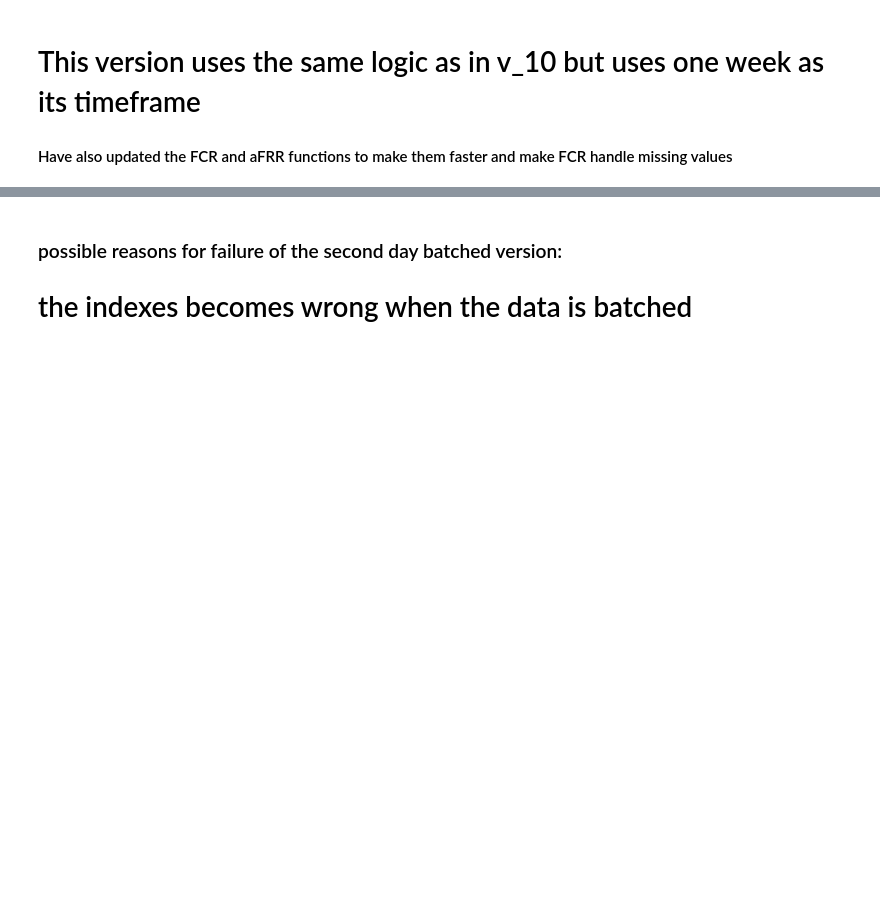
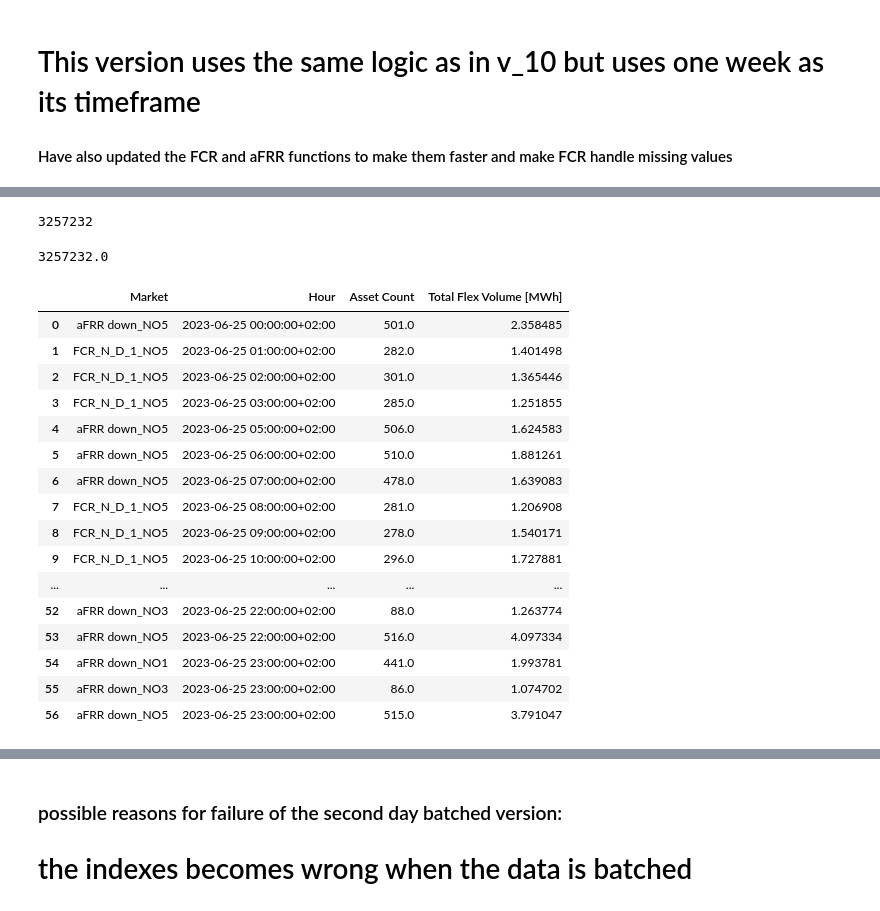
Before and after one commit to sandermeland/master-kode, a Jupyter notebook: v_11_om_month.ipynb, the cells around one changed output, grey strips where cells are left out. Saved outputs shown, nothing was run; the diff lists cells and outputs as text; code cells hidden in the pictures; blank space fills up the shorter version.

Commit message:
testing of batched model vs org model results

```diff
--- a/v_11_om_month.ipynb
+++ b/v_11_om_month.ipynb
@@ -10,7 +10,7 @@ import numpy as np
 import pickle
 from datetime import datetime
 # %%
-timeframe = timeframes.one_week
+timeframe = timeframes.two_days
 L, M, F, H, freq_data, power_meter_dict, consumption_data = utils.get_all_sets(timeframe)
 # %%
 L_u, L_d, Fu_h_l, Fd_h_l, R_h_l, P_h_m, Vp_h_m, Vm_m, R_m = utils.get_parameters(L,M,H)
@@ -169,2 +332,2 @@ for h in range(len(batch_vals["batched H"][6])):
 # %%
-aggregated_results  = utils.run_batched_optimization_model(L= L , M = M, H = H, F = F,freq_data=freq_data, P_h_m=P_h_m , Vp_h_m =Vp_h_m, Vm_m = Vm_m, R_m = R_m, R_h_l = R_h_l, Fu_h_l = Fu_h_l, Fd_h_l = Fd_h_l, compatible_list = compatible_list, log_filename="batched_week_v4.log", model_name= "weekly_model_batched")
+aggregated_results, res_dicts  = run_batched_optimization_model(L= L , M = M, H = H, F = F,freq_data=freq_data, P_h_m=P_h_m , Vp_h_m =Vp_h_m, Vm_m = Vm_m, R_m = R_m, R_h_l = R_h_l, Fu_h_l = Fu_h_l, Fd_h_l = Fd_h_l, compatible_list = compatible_list, log_filename="two_days_batched.log", model_name= "two_days_batched")
@@ -258,0 +375,63 @@ def test_solution_validity(x, y, w, Va_hm, L, M, H, dominant_directions, F):
+# %%
+len(daily_vals_list[0]["x_values"])
+# %% [output]
+3257232
+# %%
+len(H)* len(L)*len(M)/2
+# %% [output]
+3257232.0
+# %%
+
+batch_size = 24
+dfs = []
+for day in range(2):
+    #df = pd.DataFrame(columns=["Market", "Hour", "Asset Count","Total Flex Volume [MWh]", "Total capacity revenue [EUR]", "Total activation revenue [EUR]"])
+    df = pd.DataFrame(columns=["Market", "Hour", "Asset Count","Total Flex Volume [MWh]"])
+    start_index = day * batch_size
+    end_index = min((day + 1) * batch_size, len(H))
+    batch_H = H[start_index:end_index]
+    batch_Fu_h_l = Fu_h_l[start_index:end_index, :]
+    batch_Fd_h_l = Fd_h_l[start_index:end_index, :]
+    for h, hour in enumerate(batch_H):
+        for m, market in enumerate(M):
+            if daily_vals_list[day]["y_values"][h,m].X> 0:
+                amount_of_assets = sum( daily_vals_list[day]["x_values"][h,l,m].X for l in range(len(L)))
+                #capacity_income = sum(daily_vals_list[day]["x_values"][h,l,m].X * Ir_hlm[h, l, m] for l in range(len(L)))
+                #activation_income = sum(daily_vals_list[day]["x_values"][h,l,m].X* Ia_hlm[h, l, m] * daily_vals_list[day]["w_values"][h,m].X for l in range(len(L)))
+                if market.direction == "up":
+                    total_flex_volume = sum(daily_vals_list[day]["x_values"][h,l,m].X * batch_Fu_h_l[h,l] for l in range(len(L)))
+                elif market.direction == "down":
+                    total_flex_volume = sum(daily_vals_list[day]["x_values"][h,l,m].X* batch_Fd_h_l[h,l] for l in range(len(L)))
+                else:
+                    total_flex_volume = 0
+                    for l, load in enumerate(L):
+                        if load.direction == "up":
+                            total_flex_volume += daily_vals_list[day]["x_values"][h,l,m].X* batch_Fu_h_l[h,l]
+                        elif load.direction == "down":
+                            total_flex_volume += daily_vals_list[day]["x_values"][h,l,m].X * batch_Fd_h_l[h,l]
+                        else:
+                            total_flex_volume += min(daily_vals_list[day]["x_values"][h,l,m].X * batch_Fu_h_l[h,l], daily_vals_list[day]["x_values"][h,l,m].X * batch_Fd_h_l[h,l])
+
+                #df.loc[len(df)] = [market.name, hour, amount_of_assets, total_flex_volume, capacity_income, activation_income]
+                df.loc[len(df)] = [market.name, hour, amount_of_assets, total_flex_volume]
+    dfs.append(df)
+# %%
+dfs[0]
+# %% [output]
+|  | Market | Hour | Asset Count | Total Flex Volume [MWh] |
+| 0 | aFRR down_NO5 | 2023-06-25 00:00:00+02:00 | 501.0 | 2.358485 |
+| 1 | FCR_N_D_1_NO5 | 2023-06-25 01:00:00+02:00 | 282.0 | 1.401498 |
+| 2 | FCR_N_D_1_NO5 | 2023-06-25 02:00:00+02:00 | 301.0 | 1.365446 |
+| 3 | FCR_N_D_1_NO5 | 2023-06-25 03:00:00+02:00 | 285.0 | 1.251855 |
+| 4 | aFRR down_NO5 | 2023-06-25 05:00:00+02:00 | 506.0 | 1.624583 |
+| 5 | aFRR down_NO5 | 2023-06-25 06:00:00+02:00 | 510.0 | 1.881261 |
+| 6 | aFRR down_NO5 | 2023-06-25 07:00:00+02:00 | 478.0 | 1.639083 |
+| 7 | FCR_N_D_1_NO5 | 2023-06-25 08:00:00+02:00 | 281.0 | 1.206908 |
+| 8 | FCR_N_D_1_NO5 | 2023-06-25 09:00:00+02:00 | 278.0 | 1.540171 |
+| 9 | FCR_N_D_1_NO5 | 2023-06-25 10:00:00+02:00 | 296.0 | 1.727881 |
+| ... | ... | ... | ... | ... |
+| 52 | aFRR down_NO3 | 2023-06-25 22:00:00+02:00 | 88.0 | 1.263774 |
+| 53 | aFRR down_NO5 | 2023-06-25 22:00:00+02:00 | 516.0 | 4.097334 |
+| 54 | aFRR down_NO1 | 2023-06-25 23:00:00+02:00 | 441.0 | 1.993781 |
+| 55 | aFRR down_NO3 | 2023-06-25 23:00:00+02:00 | 86.0 | 1.074702 |
+| 56 | aFRR down_NO5 | 2023-06-25 23:00:00+02:00 | 515.0 | 3.791047 |
```
Also changed, not shown: parts of 16 cells of this notebook.
